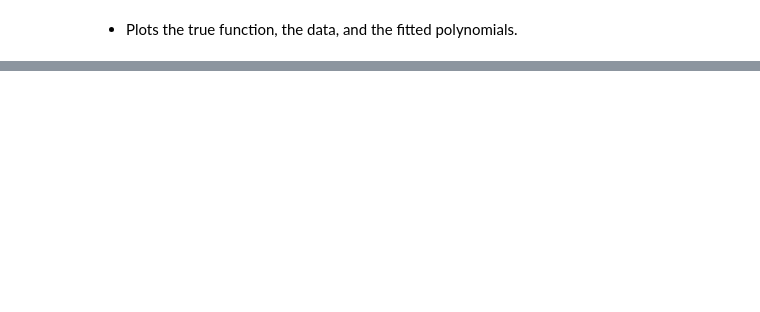
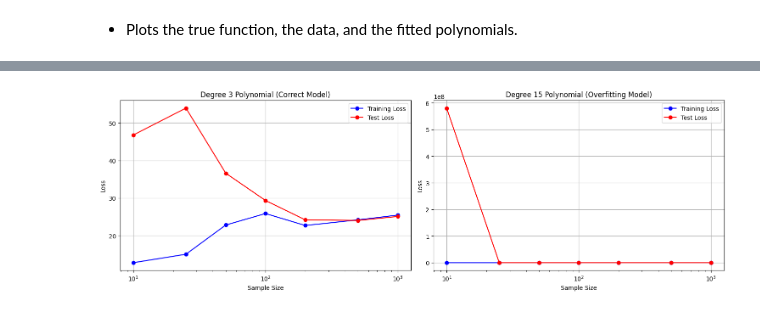
Before and after one commit to mba0329/ML_homeworks, a Jupyter notebook: polynomial_regression.ipynb, the cells around one changed output, grey strips where cells are left out. Saved outputs shown, nothing was run; the diff lists cells and outputs as text; code cells hidden in the pictures; blank space fills up the shorter version.

Commit message:
polynomial regression and cross validation

```diff
--- a/polynomial_regression.ipynb
+++ b/polynomial_regression.ipynb
@@ -115,0 +316,13 @@ plt.show()
+# %%
+# Test with different numbers of data points
+sample_sizes = [10, 25, 50, 100, 200, 500, 1000]
+
+for n_samples in sample_sizes:
+    # Need to update the global n for the model_matrix function
+    n = n_samples
+    results, _, _, _, _ = run_experiment(3, beta_cubic, sig=5, n=n_samples, test_degrees=test_degrees)
+    title = f"Sample Size = {n_samples}"
+    print_results(results, title, test_degrees)
+
+# Reset n to original value
+n = 100
@@ -115,0 +347,46 @@ plt.show()
+# %%
+# Visualize how overfitting changes with sample size
+fig, (ax1, ax2) = plt.subplots(1, 2, figsize=(15, 5))
+
+sample_sizes = [10, 25, 50, 100, 200, 500, 1000]
+train_losses_deg3 = []
+test_losses_deg3 = []
+train_losses_deg15 = []
+test_losses_deg15 = []
+
+for n_samples in sample_sizes:
+    n = n_samples  # Update global n
+    results, _, _, _, _ = run_experiment(3, beta_cubic, sig=5, n=n_samples, test_degrees=[3, 15])
+
+    train_losses_deg3.append(results['training_loss'][3])
+    test_losses_deg3.append(results['test_loss'][3])
+    train_losses_deg15.append(results['training_loss'][15])
+    test_losses_deg15.append(results['test_loss'][15])
+
+# Plot for degree 3 (correct model)
+ax1.plot(sample_sizes, train_losses_deg3, 'b-o', label='Training Loss')
+ax1.plot(sample_sizes, test_losses_deg3, 'r-o', label='Test Loss')
+ax1.set_xlabel('Sample Size')
+ax1.set_ylabel('Loss')
+ax1.set_title('Degree 3 Polynomial (Correct Model)')
+ax1.legend()
+ax1.grid(True)
+ax1.set_xscale('log')
+
+# Plot for degree 15 (overfitting model)
+ax2.plot(sample_sizes, train_losses_deg15, 'b-o', label='Training Loss')
+ax2.plot(sample_sizes, test_losses_deg15, 'r-o', label='Test Loss')
+ax2.set_xlabel('Sample Size')
+ax2.set_ylabel('Loss')
+ax2.set_title('Degree 15 Polynomial (Overfitting Model)')
+ax2.legend()
+ax2.grid(True)
+ax2.set_xscale('log')
+
+plt.tight_layout()
+plt.show()
+
+# Reset n to original value
+n = 100
+# %% [output]
+[figure, added]
```
Also changed, not shown: parts of 32 cells of this notebook.
